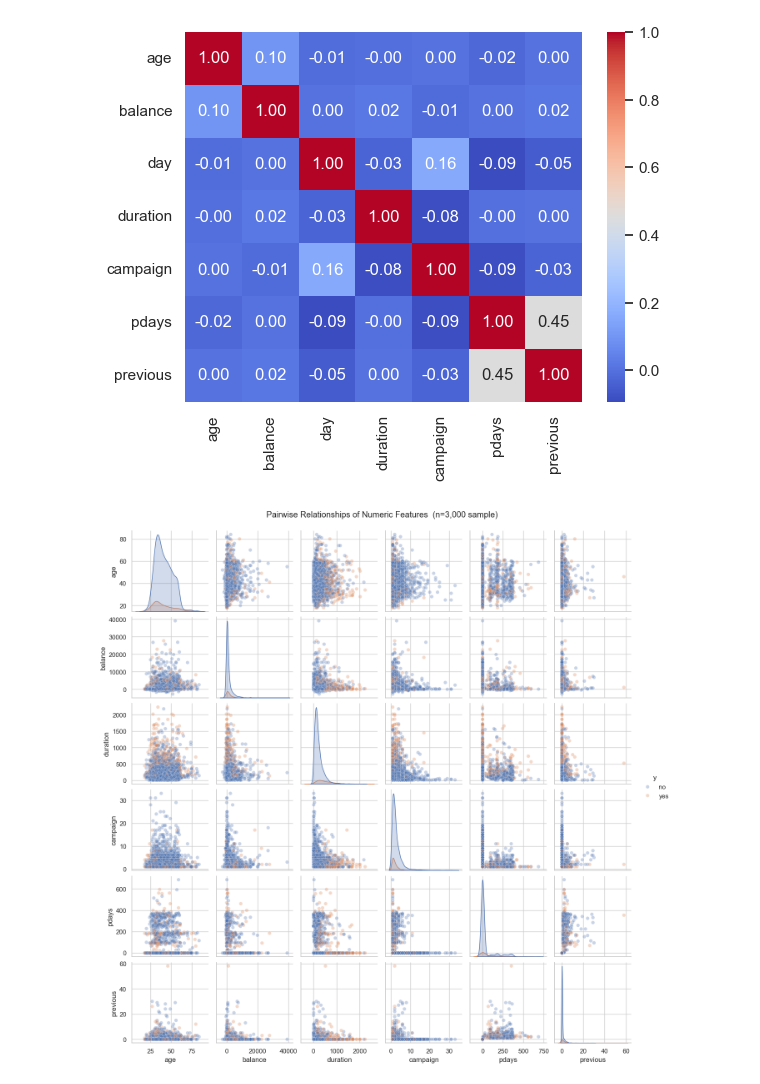
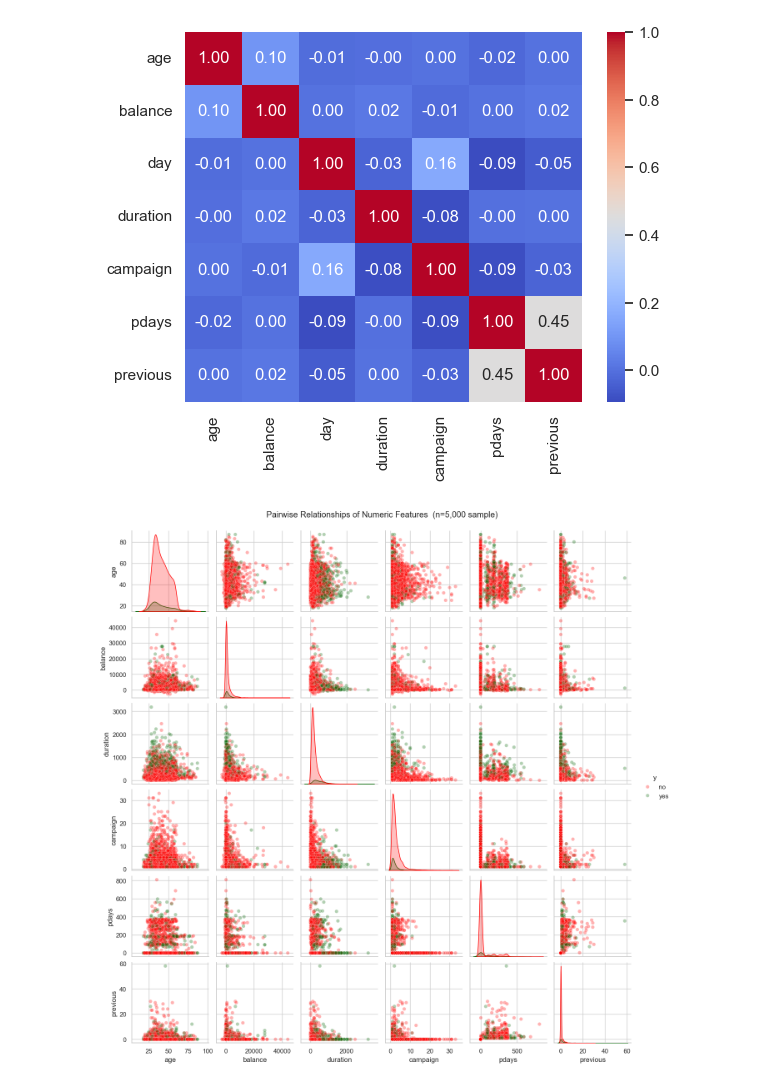
Before and after one commit to eigen-echo/ucb-pa17-comparing-classifiers, a Jupyter notebook: notebooks/00-exploratary-data-analysis.ipynb, the cells around one changed output. Drawn from its saved outputs; the diff is of its cells as text; code cells hidden in the pictures.

```diff
--- a/notebooks/00-exploratary-data-analysis.ipynb
+++ b/notebooks/00-exploratary-data-analysis.ipynb
@@ -308,19 +411,18 @@ sns.heatmap(df_full.select_dtypes('number').corr(), annot=True, fmt='.2f', cmap=
 [figure]
 # %%
 numeric_cols = ['age', 'balance', 'duration', 'campaign', 'pdays', 'previous']
-
-# Sample for performance — pairplot on 45k rows is slow
-sample_df = df_full.sample(n=3000, random_state=42)
+sample_df = df_full.sample(n=5_000, random_state=42) #too slow for full dataset
 
 sns.pairplot(
     sample_df[numeric_cols + ['y']],
     hue='y',
     diag_kind='kde',
+    palette={'yes': 'darkgreen', 'no': 'red'},
     plot_kws={'alpha': 0.3},
     height=2.2
 )
-plt.suptitle('Pairwise Relationships of Numeric Features  (n=3,000 sample)', y=1.02)
+plt.suptitle('Pairwise Relationships of Numeric Features  (n=5,000 sample)', y=1.02)
 plt.show()
 # %% [output]
-[figure, old version]
+[figure, new version]
 # %%
```
Also changed, not shown: parts of 13 cells of this notebook.
